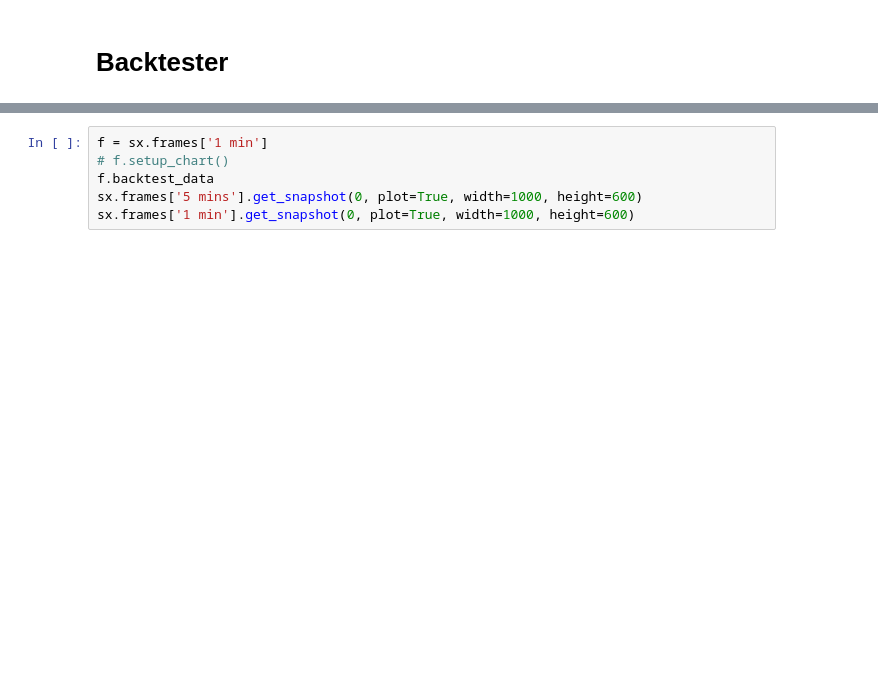
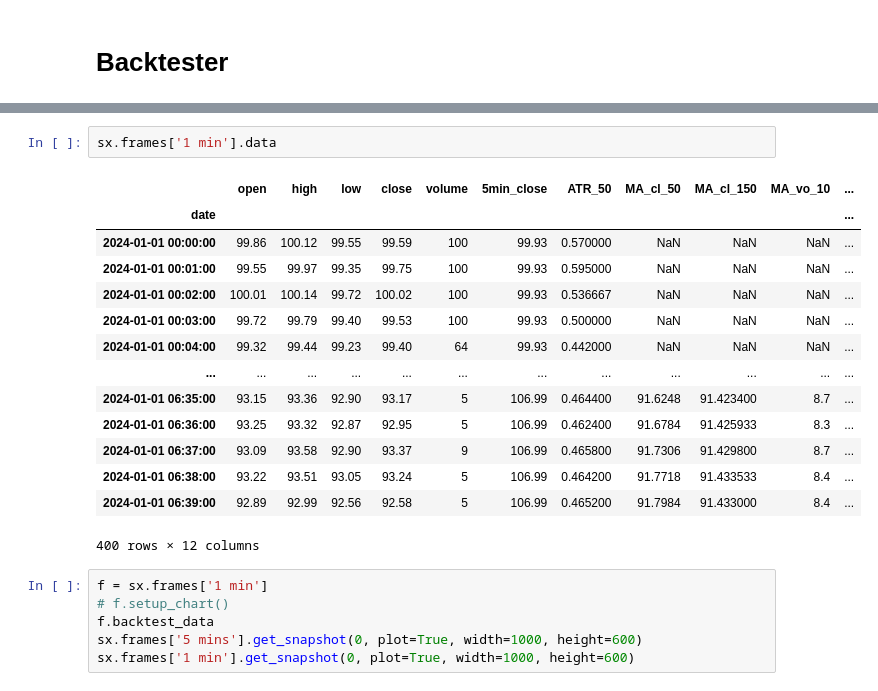
Before and after one commit to Design-01/stockbot_4, a Jupyter notebook: frames.ipynb, the cells around one changed output, grey strips where cells are left out. Saved outputs shown, nothing was run; the diff lists cells and outputs as text; blank space fills up the shorter version.

```diff
--- a/frames.ipynb
+++ b/frames.ipynb
@@ -831,6 +926,23 @@ sx.run_backtest(-50, -1, save_snapshots=True)
 # %% [output]
 Initializing backtest with parameters:
 Start: -50, End: -1
+# %%
+sx.frames['1 min'].data
+# %% [output]
+|  | open | high | low | close | volume | 5min_close | ATR_50 | MA_cl_50 | MA_cl_150 | MA_vo_10 | ... |
+| date |  |  |  |  |  |  |  |  |  |  | ... |
+| 2024-01-01 00:00:00 | 99.86 | 100.12 | 99.55 | 99.59 | 100 | 99.93 | 0.570000 | NaN | NaN | NaN | ... |
+| 2024-01-01 00:01:00 | 99.55 | 99.97 | 99.35 | 99.75 | 100 | 99.93 | 0.595000 | NaN | NaN | NaN | ... |
+| 2024-01-01 00:02:00 | 100.01 | 100.14 | 99.72 | 100.02 | 100 | 99.93 | 0.536667 | NaN | NaN | NaN | ... |
+| 2024-01-01 00:03:00 | 99.72 | 99.79 | 99.40 | 99.53 | 100 | 99.93 | 0.500000 | NaN | NaN | NaN | ... |
+| 2024-01-01 00:04:00 | 99.32 | 99.44 | 99.23 | 99.40 | 64 | 99.93 | 0.442000 | NaN | NaN | NaN | ... |
+| ... | ... | ... | ... | ... | ... | ... | ... | ... | ... | ... | ... |
+| 2024-01-01 06:35:00 | 93.15 | 93.36 | 92.90 | 93.17 | 5 | 106.99 | 0.464400 | 91.6248 | 91.423400 | 8.7 | ... |
+| 2024-01-01 06:36:00 | 93.25 | 93.32 | 92.87 | 92.95 | 5 | 106.99 | 0.462400 | 91.6784 | 91.425933 | 8.3 | ... |
+| 2024-01-01 06:37:00 | 93.09 | 93.58 | 92.90 | 93.37 | 9 | 106.99 | 0.465800 | 91.7306 | 91.429800 | 8.7 | ... |
+| 2024-01-01 06:38:00 | 93.22 | 93.51 | 93.05 | 93.24 | 5 | 106.99 | 0.464200 | 91.7718 | 91.433533 | 8.4 | ... |
+| 2024-01-01 06:39:00 | 92.89 | 92.99 | 92.56 | 92.58 | 5 | 106.99 | 0.465200 | 91.7984 | 91.433000 | 8.4 | ... |
+400 rows × 12 columns
 # %%
 f = sx.frames['1 min']
 # f.setup_chart()
```
Also changed, not shown: parts of 3 cells of this notebook, 3 other files.
